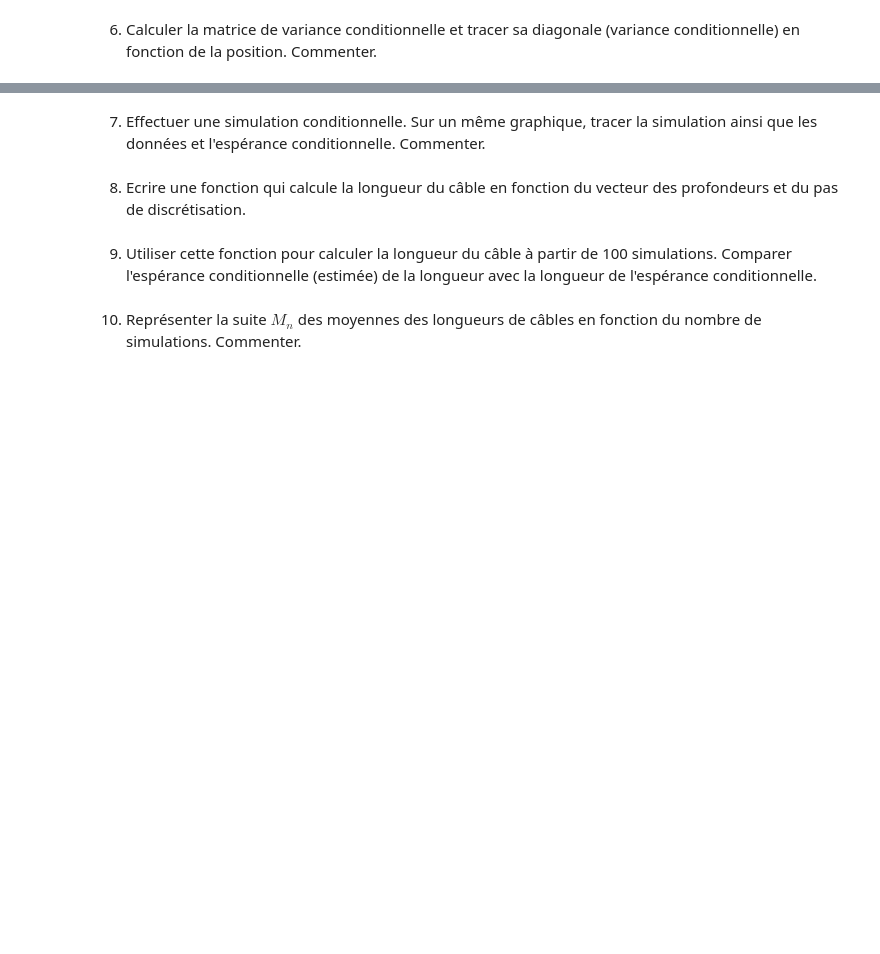
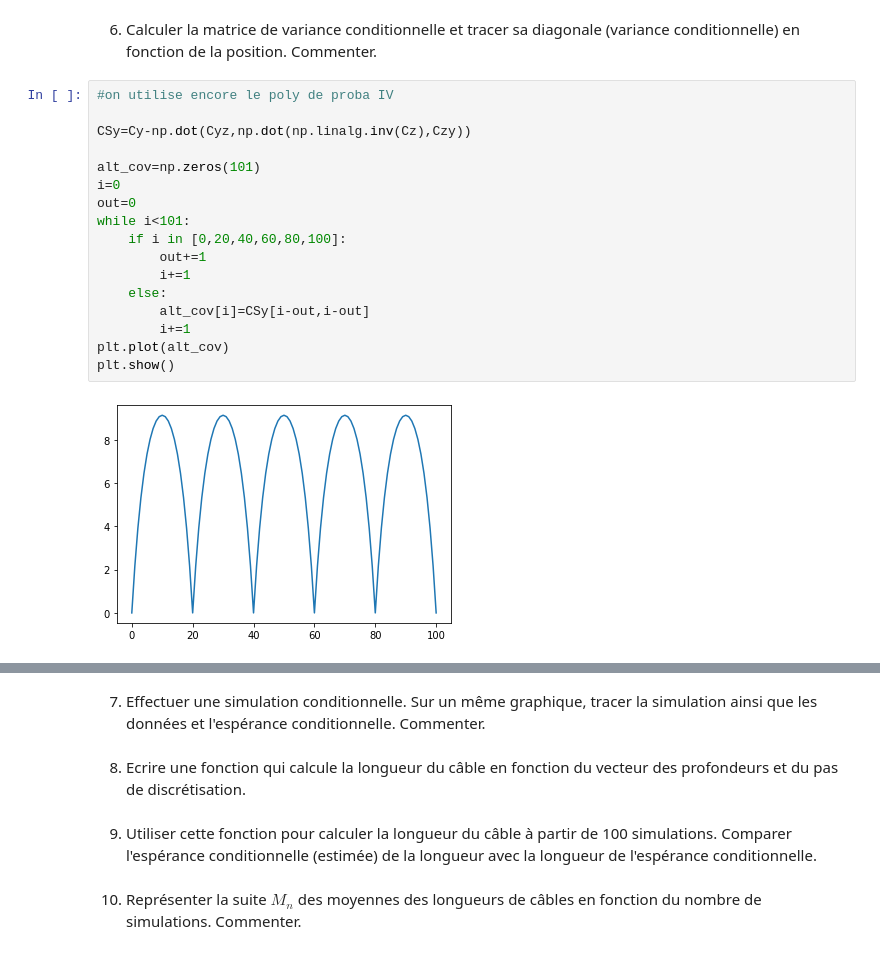
Before and after one commit to BenjaminPiet/Projet_proba, a Jupyter notebook: Projet_numerique_de_Probabilités.ipynb, the cells around one changed output, grey strips where cells are left out. Saved outputs shown, nothing was run; the diff lists cells and outputs as text; blank space fills up the shorter version.

```diff
--- a/Projet_numerique_de_Probabilités.ipynb
+++ b/Projet_numerique_de_Probabilités.ipynb
@@ -272,2 +302,21 @@ array([[1.20000000e+01, 1.08580490e+01, 9.82476904e+00, ...,
 # %% [markdown]
 6. Calculer la matrice de variance conditionnelle et tracer sa diagonale (variance conditionnelle) en fonction de la position. Commenter.
+# %%
+#on utilise encore le poly de proba IV
+
+CSy=Cy-np.dot(Cyz,np.dot(np.linalg.inv(Cz),Czy))
+
+alt_cov=np.zeros(101)
+i=0
+out=0
+while i<101:
+    if i in [0,20,40,60,80,100]:
+        out+=1
+        i+=1
+    else:
+        alt_cov[i]=CSy[i-out,i-out]
+        i+=1
+plt.plot(alt_cov)
+plt.show()
+# %% [output]
+[figure, added]
```
Also changed, not shown: parts of 4 cells of this notebook.
